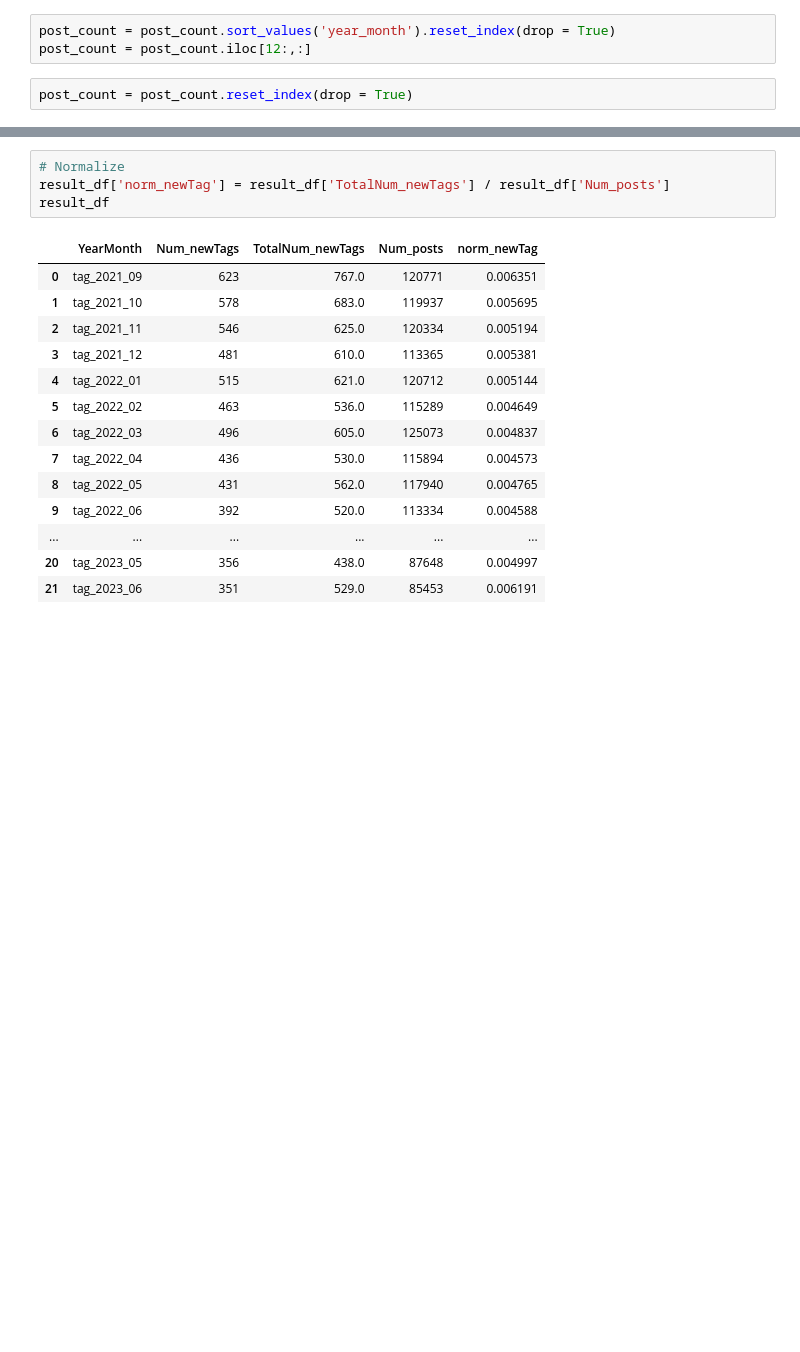
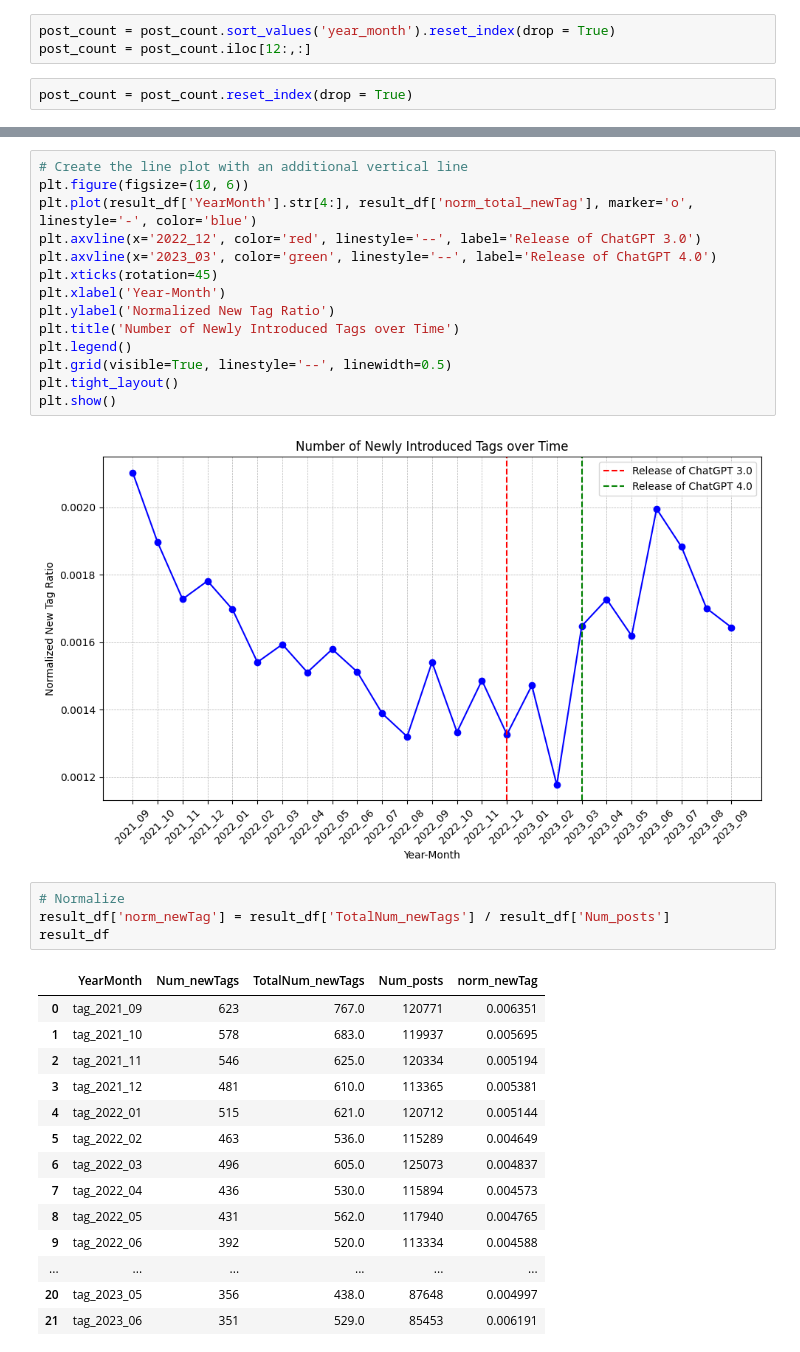
Before and after one commit to CG6036/_Robustness, a Jupyter notebook: newTag/ratioTrend.ipynb, the cells around one changed output, grey strips where cells are left out. Drawn from its saved outputs; the diff is of its cells as text; blank space fills up the shorter version.

```diff
--- a/newTag/ratioTrend.ipynb
+++ b/newTag/ratioTrend.ipynb
@@ -309,3 +347,19 @@ result_df
+# %%
+# Create the line plot with an additional vertical line
+plt.figure(figsize=(10, 6))
+plt.plot(result_df['YearMonth'].str[4:], result_df['norm_total_newTag'], marker='o', linestyle='-', color='blue')
+plt.axvline(x='2022_12', color='red', linestyle='--', label='Release of ChatGPT 3.0')
+plt.axvline(x='2023_03', color='green', linestyle='--', label='Release of ChatGPT 4.0')
+plt.xticks(rotation=45)
+plt.xlabel('Year-Month')
+plt.ylabel('Normalized New Tag Ratio')
+plt.title('Number of Newly Introduced Tags over Time')
+plt.legend()
+plt.grid(visible=True, linestyle='--', linewidth=0.5)
+plt.tight_layout()
+plt.show()
+# %% [output]
+[figure, added]
 # %%
 # Normalize
 result_df['norm_newTag'] = result_df['TotalNum_newTags'] / result_df['Num_posts']
```
Also changed, not shown: parts of 8 cells of this notebook, 1 other file.
